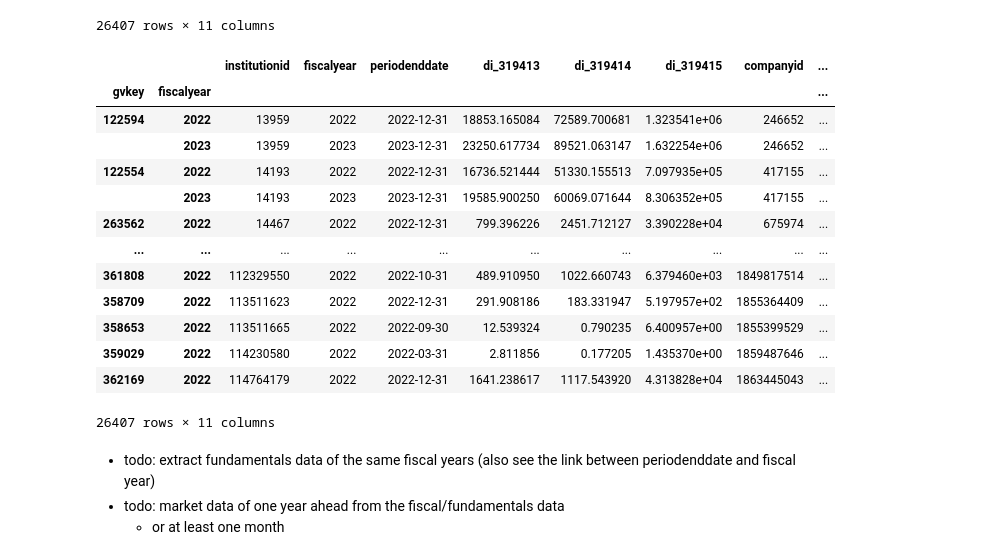
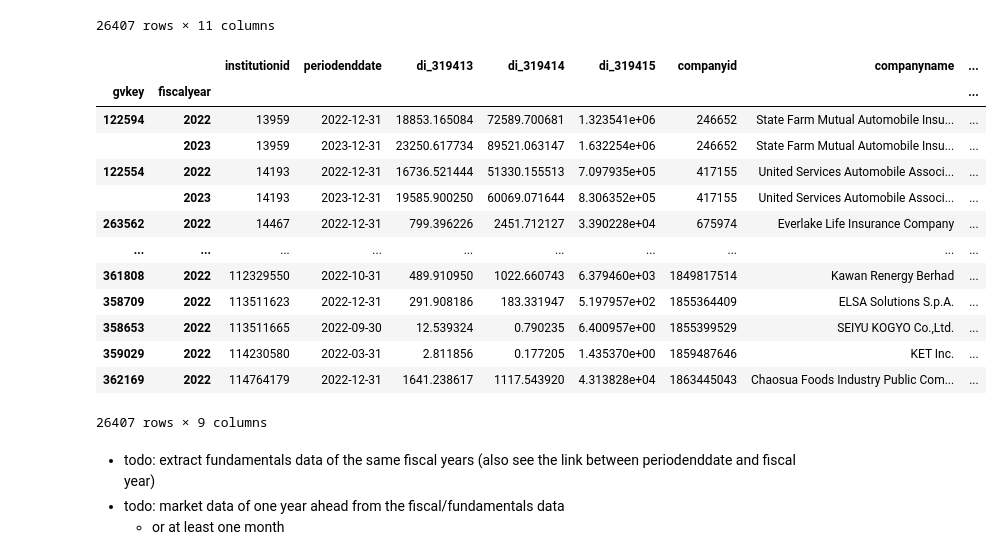
Before and after one commit to varunchodanker/MSc-Individual-Project, a Jupyter notebook: Phase1.ipynb, the cells around one changed output. Drawn from its saved outputs; the diff is of its cells as text; code cells hidden in the pictures.

```diff
--- a/Phase1.ipynb
+++ b/Phase1.ipynb
@@ -956,24 +956,26 @@ emissions_df
 | 26406 | 114764179 | 2022 | 2022-12-31 | 1641.238617 | 1117.543920 | 4.313828e+04 | 1863445043 | 362169 | ... |
 26407 rows × 11 columns
 # %%
-# emissions_df.set_index(
-#     ["gvkey", "fiscalyear"], drop=False
-# )
+emissions_df = emissions_df.set_index(
+    ["gvkey", "fiscalyear"]
+)
+
+emissions_df
 # %% [output]
-|  |  | institutionid | fiscalyear | periodenddate | di_319413 | di_319414 | di_319415 | companyid | ... |
+|  |  | institutionid | periodenddate | di_319413 | di_319414 | di_319415 | companyid | companyname | ... |
 | gvkey | fiscalyear |  |  |  |  |  |  |  | ... |
-| 122594 | 2022 | 13959 | 2022 | 2022-12-31 | 18853.165084 | 72589.700681 | 1.323541e+06 | 246652 | ... |
-|  | 2023 | 13959 | 2023 | 2023-12-31 | 23250.617734 | 89521.063147 | 1.632254e+06 | 246652 | ... |
-| 122554 | 2022 | 14193 | 2022 | 2022-12-31 | 16736.521444 | 51330.155513 | 7.097935e+05 | 417155 | ... |
-|  | 2023 | 14193 | 2023 | 2023-12-31 | 19585.900250 | 60069.071644 | 8.306352e+05 | 417155 | ... |
-| 263562 | 2022 | 14467 | 2022 | 2022-12-31 | 799.396226 | 2451.712127 | 3.390228e+04 | 675974 | ... |
+| 122594 | 2022 | 13959 | 2022-12-31 | 18853.165084 | 72589.700681 | 1.323541e+06 | 246652 | State Farm Mutual Automobile Insu... | ... |
+|  | 2023 | 13959 | 2023-12-31 | 23250.617734 | 89521.063147 | 1.632254e+06 | 246652 | State Farm Mutual Automobile Insu... | ... |
+| 122554 | 2022 | 14193 | 2022-12-31 | 16736.521444 | 51330.155513 | 7.097935e+05 | 417155 | United Services Automobile Associ... | ... |
+|  | 2023 | 14193 | 2023-12-31 | 19585.900250 | 60069.071644 | 8.306352e+05 | 417155 | United Services Automobile Associ... | ... |
+| 263562 | 2022 | 14467 | 2022-12-31 | 799.396226 | 2451.712127 | 3.390228e+04 | 675974 | Everlake Life Insurance Company | ... |
 | ... | ... | ... | ... | ... | ... | ... | ... | ... | ... |
-| 361808 | 2022 | 112329550 | 2022 | 2022-10-31 | 489.910950 | 1022.660743 | 6.379460e+03 | 1849817514 | ... |
-| 358709 | 2022 | 113511623 | 2022 | 2022-12-31 | 291.908186 | 183.331947 | 5.197957e+02 | 1855364409 | ... |
-| 358653 | 2022 | 113511665 | 2022 | 2022-09-30 | 12.539324 | 0.790235 | 6.400957e+00 | 1855399529 | ... |
-| 359029 | 2022 | 114230580 | 2022 | 2022-03-31 | 2.811856 | 0.177205 | 1.435370e+00 | 1859487646 | ... |
-| 362169 | 2022 | 114764179 | 2022 | 2022-12-31 | 1641.238617 | 1117.543920 | 4.313828e+04 | 1863445043 | ... |
+| 361808 | 2022 | 112329550 | 2022-10-31 | 489.910950 | 1022.660743 | 6.379460e+03 | 1849817514 | Kawan Renergy Berhad | ... |
+| 358709 | 2022 | 113511623 | 2022-12-31 | 291.908186 | 183.331947 | 5.197957e+02 | 1855364409 | ELSA Solutions S.p.A. | ... |
+| 358653 | 2022 | 113511665 | 2022-09-30 | 12.539324 | 0.790235 | 6.400957e+00 | 1855399529 | SEIYU KOGYO Co.,Ltd. | ... |
+| 359029 | 2022 | 114230580 | 2022-03-31 | 2.811856 | 0.177205 | 1.435370e+00 | 1859487646 | KET Inc. | ... |
+| 362169 | 2022 | 114764179 | 2022-12-31 | 1641.238617 | 1117.543920 | 4.313828e+04 | 1863445043 | Chaosua Foods Industry Public Com... | ... |
-26407 rows × 11 columns
+26407 rows × 9 columns
 # %% [markdown]
 - todo: extract fundamentals data of the same fiscal years (also see the link between periodenddate and fiscal year)
 - todo: market data of one year ahead from the fiscal/fundamentals data
```
Also changed, not shown: parts of 8 cells of this notebook.
